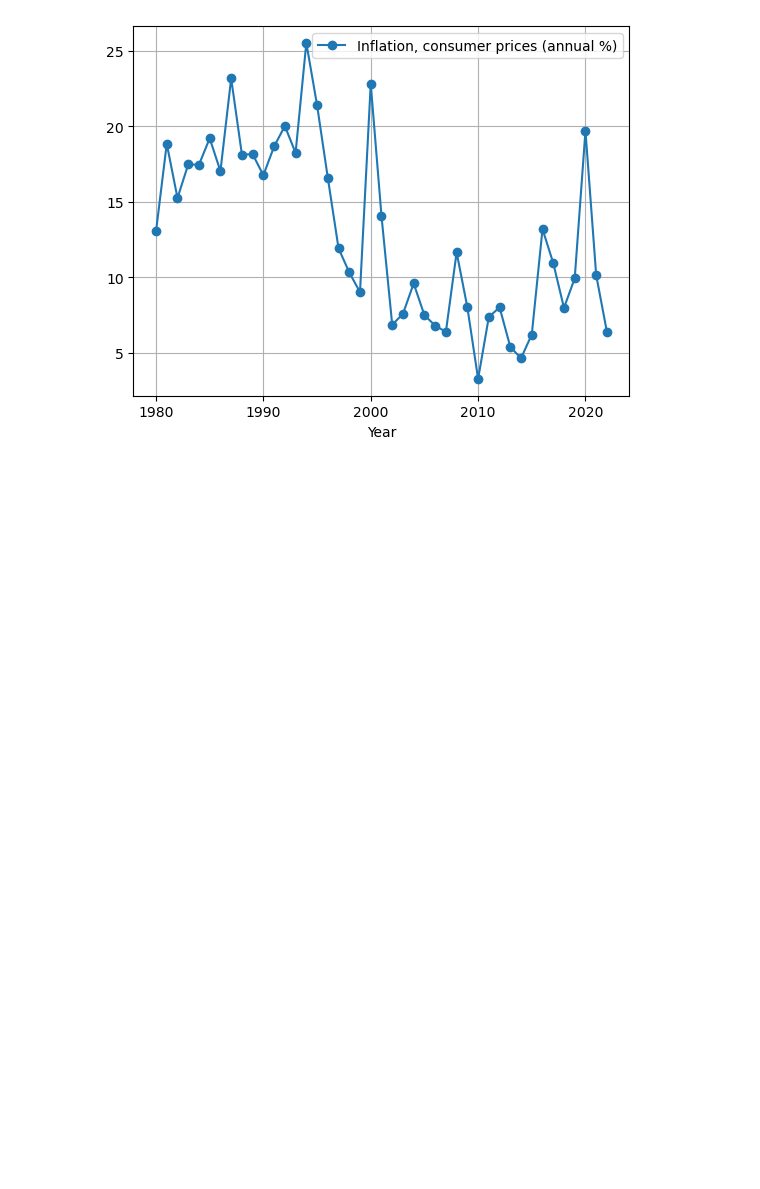
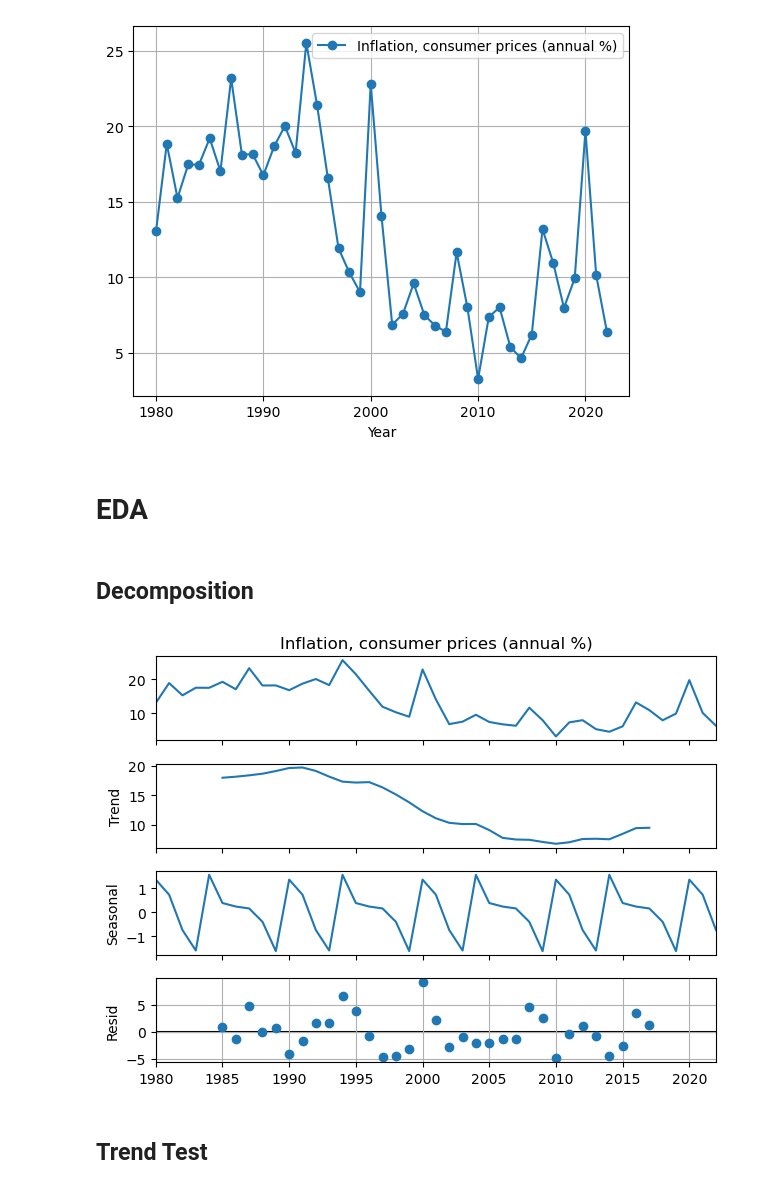
Before and after one commit to MMostafa-Hub/advanced_time_series, a Jupyter notebook: session_2/cleaning.ipynb, the cells around one changed output. Cells and saved outputs as stored; diff of their text form; code cells hidden in the pictures; blank space fills up the shorter version.

```diff
--- a/session_2/cleaning.ipynb
+++ b/session_2/cleaning.ipynb
@@ -125,3 +126,25 @@ plt.grid()
 plt.show()
 # %% [output]
 [figure]
+# %% [markdown]
+# EDA
+# %% [markdown]
+## Decomposition
+# %%
+from statsmodels.tsa.seasonal import seasonal_decompose
+
+# Decompose the time series
+decomposed = seasonal_decompose(
+    africa_df["Inflation, consumer prices (annual %)"],
+    model="additive",
+    period=10,  # 10 years
+)
+# %%
+# Plot the decomposed time series
+decomposed.plot()
+
+plt.grid()
+# %% [output]
+[figure, added]
+# %% [markdown]
+## Trend Test
```
Also changed, not shown: parts of 7 cells of this notebook.
